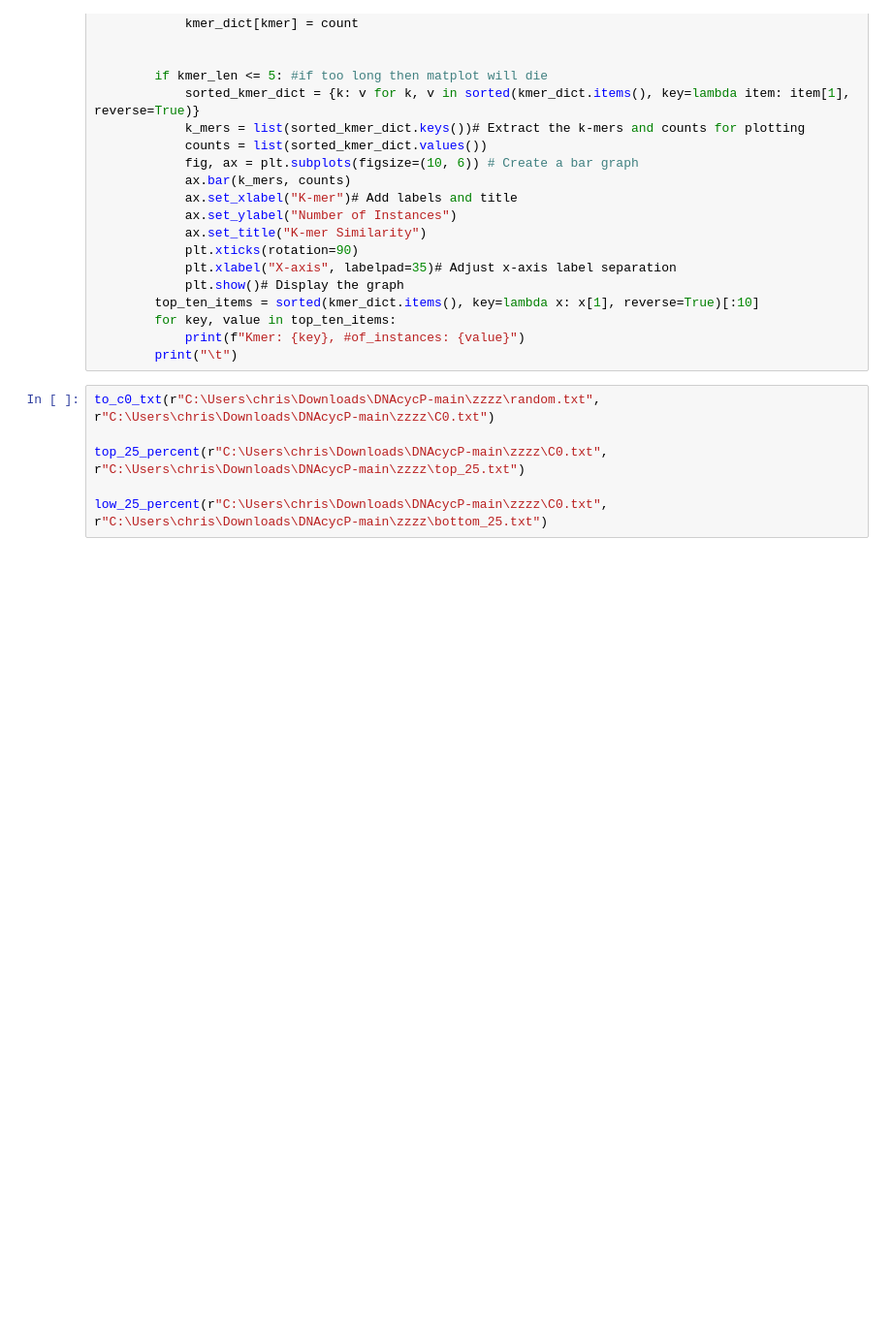
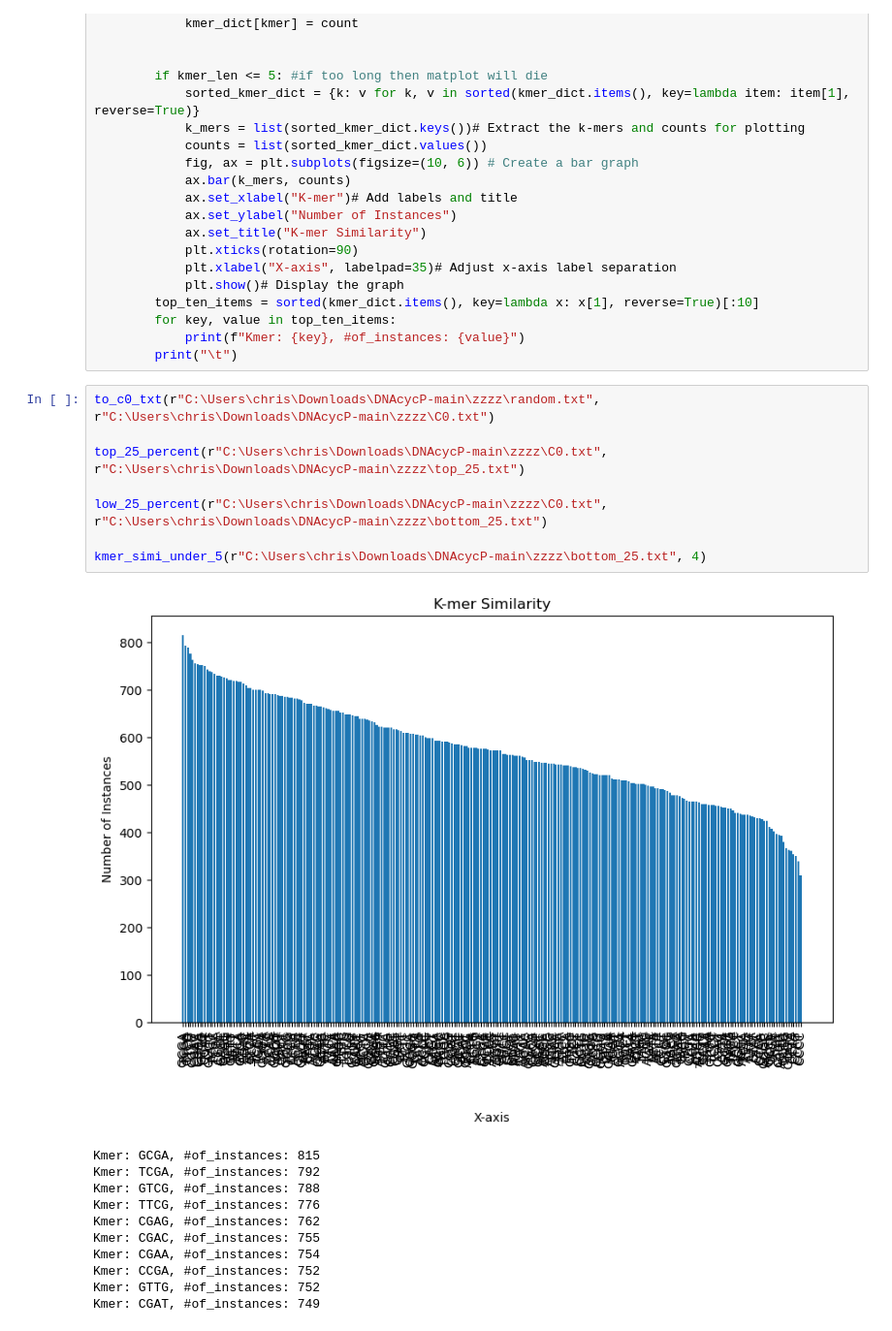
Before and after one commit to Typhlosion123/Kmer-Similarity, a Jupyter notebook: kmer_similarity.ipynb, the cells around one changed output. Shown at 97% size. Cells and saved outputs as stored; diff of their text form; blank space fills up the shorter version.

```diff
--- a/kmer_similarity.ipynb
+++ b/kmer_similarity.ipynb
@@ -60,9 +60,23 @@ def kmer_simi_under_5(input_file, kmer_len): #OLD Function
 # %%
 to_c0_txt(r"C:\Users\chris\Downloads\DNAcycP-main\zzzz\random.txt", r"C:\Users\chris\Downloads\DNAcycP-main\zzzz\C0.txt")
 
 top_25_percent(r"C:\Users\chris\Downloads\DNAcycP-main\zzzz\C0.txt", r"C:\Users\chris\Downloads\DNAcycP-main\zzzz\top_25.txt")
 
 low_25_percent(r"C:\Users\chris\Downloads\DNAcycP-main\zzzz\C0.txt", r"C:\Users\chris\Downloads\DNAcycP-main\zzzz\bottom_25.txt")
+
+kmer_simi_under_5(r"C:\Users\chris\Downloads\DNAcycP-main\zzzz\bottom_25.txt", 4)
+# %% [output]
+[figure, added]
+Kmer: GCGA, #of_instances: 815
+Kmer: TCGA, #of_instances: 792
+Kmer: GTCG, #of_instances: 788
+Kmer: TTCG, #of_instances: 776
+Kmer: CGAG, #of_instances: 762
+Kmer: CGAC, #of_instances: 755
+Kmer: CGAA, #of_instances: 754
+Kmer: CCGA, #of_instances: 752
+Kmer: GTTG, #of_instances: 752
+Kmer: CGAT, #of_instances: 749
 # %%
 from collections import defaultdict
 import matplotlib.pyplot as plt
```
Also changed, not shown: parts of 17 cells of this notebook.
